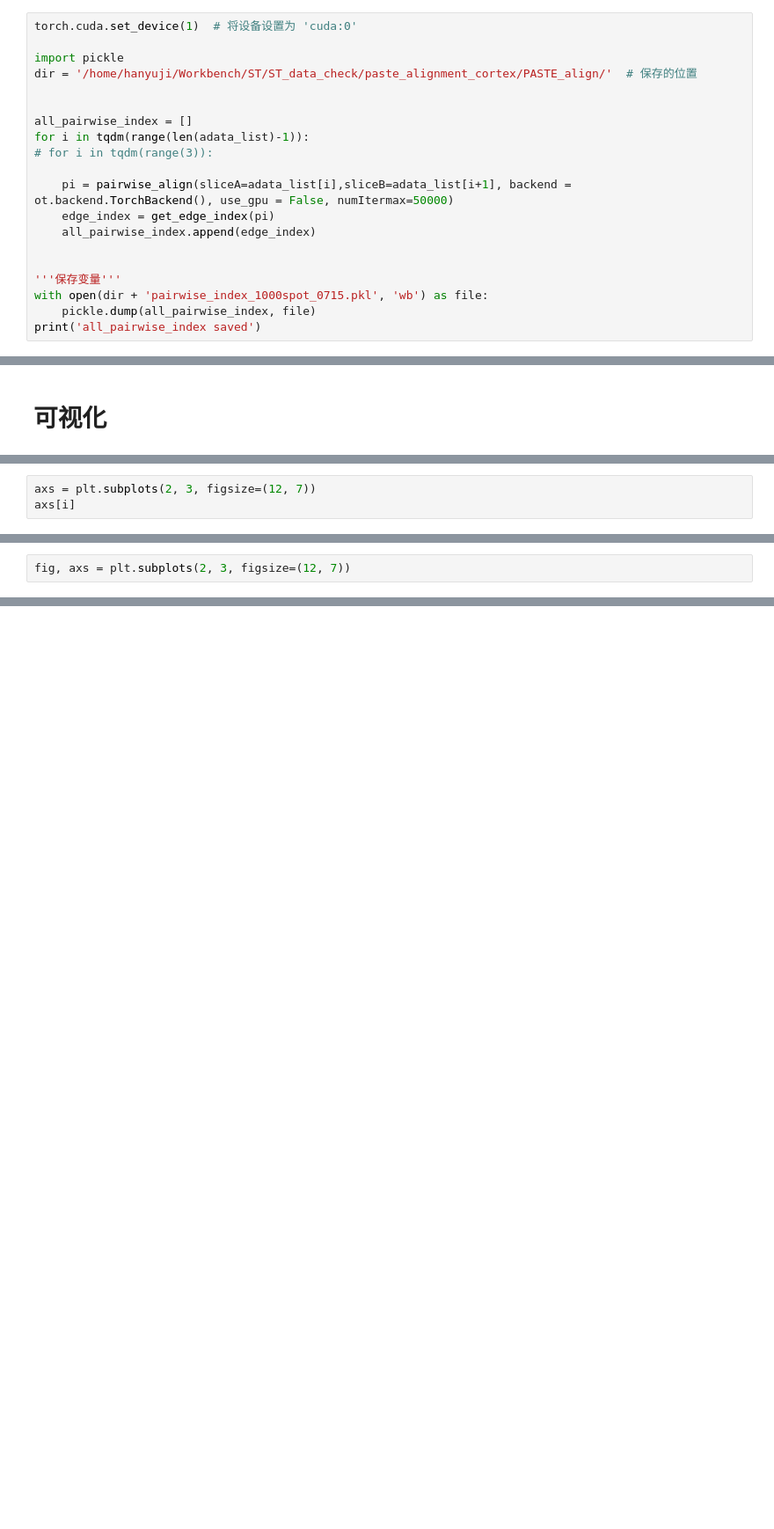
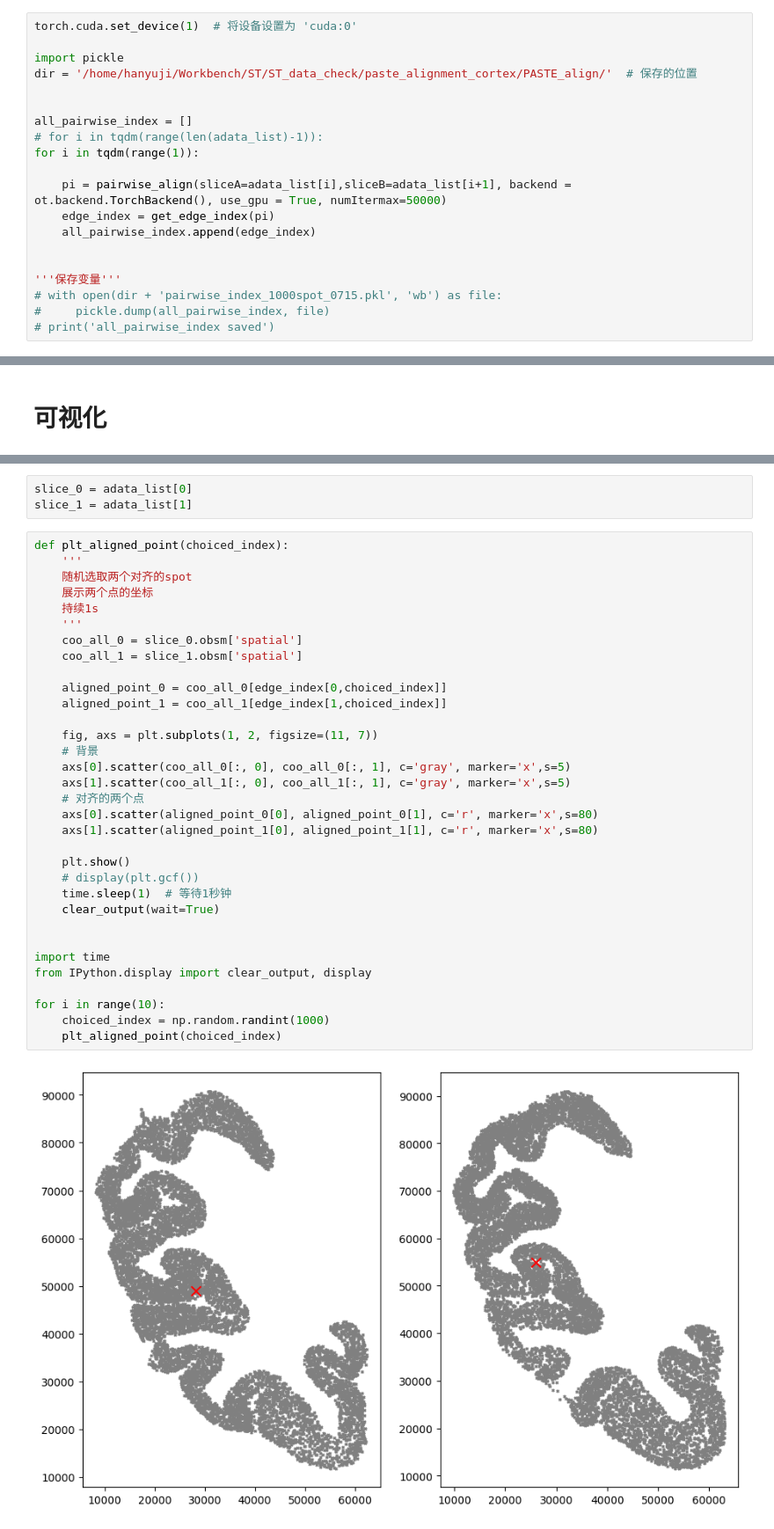
Before and after one commit to YujiHan/paste_alignment_cortex, a Jupyter notebook: cortex_alignment.ipynb, the cells around one changed output, grey strips where cells are left out. Shown: that part at 88% size. Cells and saved outputs as stored; diff of their text form; blank space fills up the shorter version.

```diff
--- a/cortex_alignment.ipynb
+++ b/cortex_alignment.ipynb
@@ -32,16 +33,16 @@ dir = '/home/hanyuji/Workbench/ST/ST_data_check/paste_alignment_cortex/PASTE_ali
 
 
 all_pairwise_index = []
-for i in tqdm(range(len(adata_list)-1)):
-# for i in tqdm(range(3)):
+# for i in tqdm(range(len(adata_list)-1)):
+for i in tqdm(range(1)):
 
-    pi = pairwise_align(sliceA=adata_list[i],sliceB=adata_list[i+1], backend = ot.backend.TorchBackend(), use_gpu = False, numItermax=50000)
+    pi = pairwise_align(sliceA=adata_list[i],sliceB=adata_list[i+1], backend = ot.backend.TorchBackend(), use_gpu = True, numItermax=50000)
     edge_index = get_edge_index(pi)
     all_pairwise_index.append(edge_index)
 
 
 '''保存变量'''
-with open(dir + 'pairwise_index_1000spot_0715.pkl', 'wb') as file:
-    pickle.dump(all_pairwise_index, file)
-print('all_pairwise_index saved')
+# with open(dir + 'pairwise_index_1000spot_0715.pkl', 'wb') as file:
+#     pickle.dump(all_pairwise_index, file)
+# print('all_pairwise_index saved')
 # %% [output]
@@ -133,3 +104,0 @@ coo_all =[ slice[i].obsm['spatial'] for i in range(0,6)]
-# %%
-axs = plt.subplots(2, 3, figsize=(12, 7))
-axs[i]
@@ -139,2 +104,0 @@ axs[i]
-# %%
-fig, axs = plt.subplots(2, 3, figsize=(12, 7))
@@ -142,0 +111,38 @@ fig, axs = plt.subplots(2, 3, figsize=(12, 7))
+# %%
+slice_0 = adata_list[0]
+slice_1 = adata_list[1]
+# %%
+def plt_aligned_point(choiced_index):
+    '''
+    随机选取两个对齐的spot
+    展示两个点的坐标
+    持续1s
+    '''
+    coo_all_0 = slice_0.obsm['spatial']
+    coo_all_1 = slice_1.obsm['spatial']
+
+    aligned_point_0 = coo_all_0[edge_index[0,choiced_index]]
+    aligned_point_1 = coo_all_1[edge_index[1,choiced_index]]
+
+    fig, axs = plt.subplots(1, 2, figsize=(11, 7))
+    # 背景
+    axs[0].scatter(coo_all_0[:, 0], coo_all_0[:, 1], c='gray', marker='x',s=5)
+    axs[1].scatter(coo_all_1[:, 0], coo_all_1[:, 1], c='gray', marker='x',s=5)
+    # 对齐的两个点
+    axs[0].scatter(aligned_point_0[0], aligned_point_0[1], c='r', marker='x',s=80)
+    axs[1].scatter(aligned_point_1[0], aligned_point_1[1], c='r', marker='x',s=80)
+
+    plt.show()
+    # display(plt.gcf())
+    time.sleep(1)  # 等待1秒钟
+    clear_output(wait=True)
+
+
+import time
+from IPython.display import clear_output, display
+
+for i in range(10):
+    choiced_index = np.random.randint(1000)
+    plt_aligned_point(choiced_index)
+# %% [output]
+[figure, added]
```
Also changed, not shown: parts of 13 cells of this notebook, 16 other files.
